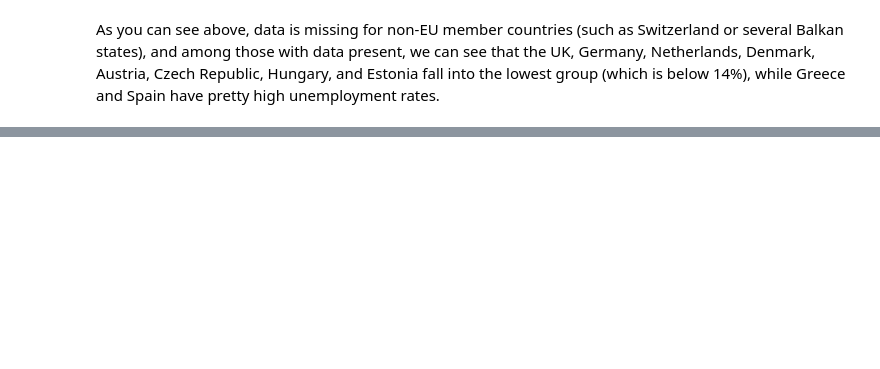
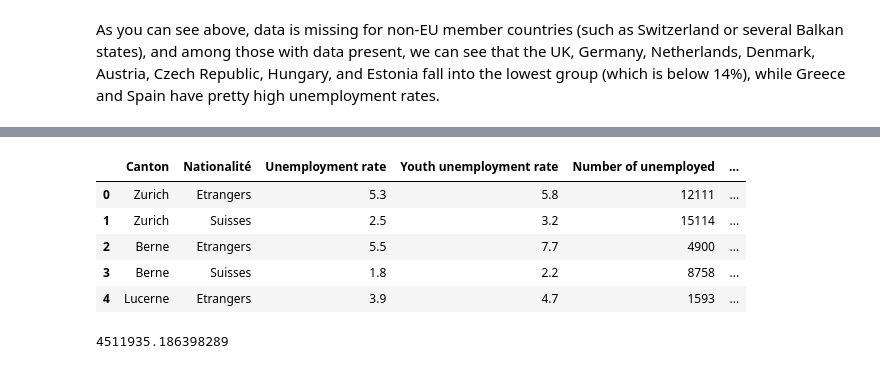
Before and after one commit to odorgergo/ada-rag, a Jupyter notebook: HW3/eustat.ipynb, the cells around one changed output, grey strips where cells are left out. Drawn from its saved outputs; the diff is of its cells as text; code cells hidden in the pictures; blank space fills up the shorter version.

```diff
--- a/HW3/eustat.ipynb
+++ b/HW3/eustat.ipynb
@@ -123,0 +182,13 @@ As you can see above, data is missing for non-EU member countries (such as Switz
+# %%
+PDdata.head()
+# %% [output]
+|  | Canton | Nationalité | Unemployment rate | Youth unemployment rate | Number of unemployed | ... |
+| 0 | Zurich | Etrangers | 5.3 | 5.8 | 12111 | ... |
+| 1 | Zurich | Suisses | 2.5 | 3.2 | 15114 | ... |
+| 2 | Berne | Etrangers | 5.5 | 7.7 | 4900 | ... |
+| 3 | Berne | Suisses | 1.8 | 2.2 | 8758 | ... |
+| 4 | Lucerne | Etrangers | 3.9 | 4.7 | 1593 | ... |
+# %%
+PDdata["Number of active people"].sum()
+# %% [output]
+4511935.186398289
```
Also changed, not shown: parts of 21 cells of this notebook, 1 other file.
